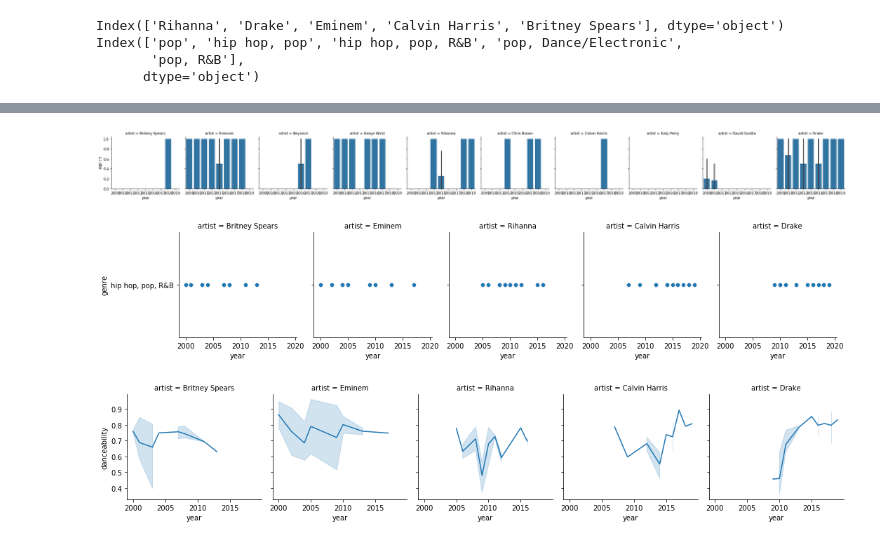
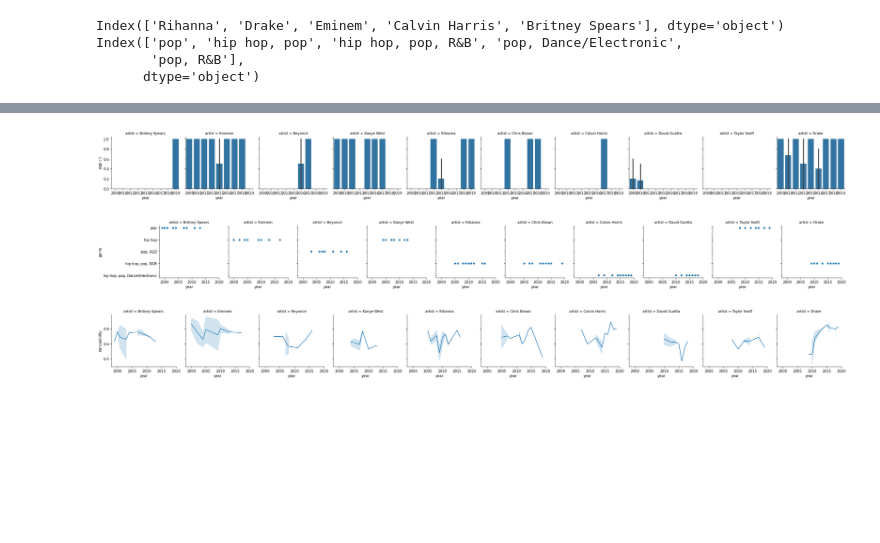
Before and after one commit to alexfloripavieira/neo-evolution-project-group-3, a Jupyter notebook: project-group-3.ipynb, the cells around one changed output, grey strips where cells are left out. Saved outputs shown, nothing was run; the diff lists cells and outputs as text; code cells hidden in the pictures; blank space fills up the shorter version.

```diff
--- a/project-group-3.ipynb
+++ b/project-group-3.ipynb
@@ -456,8 +367,8 @@ Index(['Rihanna', 'Drake', 'Eminem', 'Calvin Harris', 'Britney Spears'], dtype='
 # %%
-top_10_artists = df_normalized['artist'].value_counts().head(10).index
+top_10_artists  = df['artist'].value_counts().head(10).index
 print(top_10_artists)
 
-list_top_10_artists= df_normalized[df_normalized['artist'].isin(top_10_artists)]
-list_top_10_artists
+list_top_10_artists = df[df['artist'].isin(top_10_artists)]
+print(list)
 # %% [output]
 Index(['Rihanna', 'Drake', 'Eminem', 'Calvin Harris', 'Britney Spears',
@@ -489,4 +382,0 @@ sns.lmplot(data=list_top_10_artists, x='year', y='popularity', hue='artist')
-# %%
-for i in ['popularity']:
-    g = sns.FacetGrid(list_top_5_artists, col="artist")
-    g.map_dataframe(sns.lineplot, x='year', y=i)
@@ -501,4 +388,0 @@ for i in ['popularity']:
-# %%
-for i in ['explicit']:
-    g = sns.FacetGrid(list_top_5_artists, col="artist")
-    g.map_dataframe(sns.barplot, x='year', y=i)
@@ -509,16 +391,16 @@ for i in ['explicit']:
     g = sns.FacetGrid(list_top_10_artists, col="artist")
     g.map_dataframe(sns.barplot, x='year', y=i)
 # %% [output]
-[figure, old version]
+[figure, new version]
 # %%
 for i in ['genre']:
-    g = sns.FacetGrid(list_top_5_artists, col="artist")
+    g = sns.FacetGrid(list_top_10_artists, col="artist")
     g.map_dataframe(sns.scatterplot, x='year', y=i)
 # %% [output]
-[figure, old version]
+[figure, new version]
 # %%
 for i in ['danceability']:
-    g = sns.FacetGrid(list_top_5_artists, col="artist")
+    g = sns.FacetGrid(list_top_10_artists, col="artist")
     g.map_dataframe(sns.lineplot, x='year', y=i)
 # %% [output]
-[figure, old version]
+[figure, new version]
```
Also changed, not shown: parts of 42 cells of this notebook.
